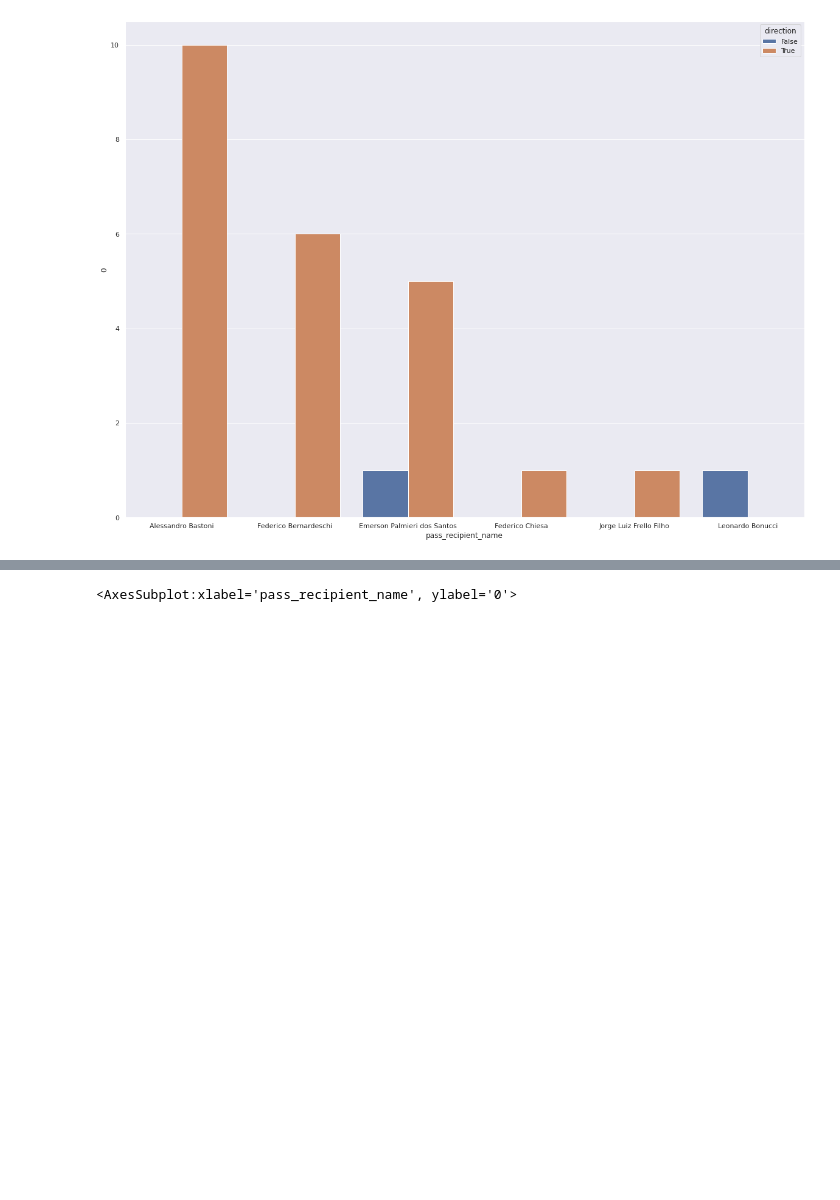
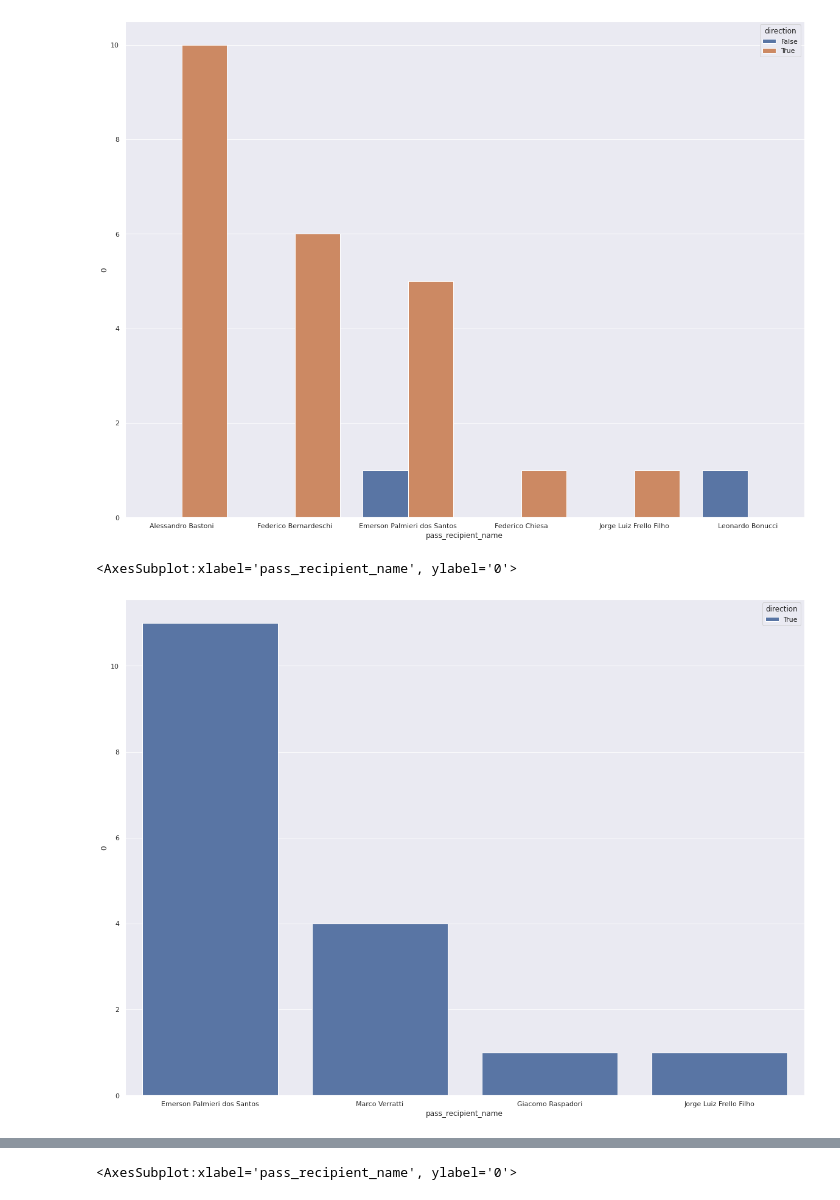
Before and after one commit to aegonwolf/socceranalytics, a Jupyter notebook: new-charts.ipynb, the cells around one changed output, grey strips where cells are left out. Drawn from its saved outputs; the diff is of its cells as text; code cells hidden in the pictures; blank space fills up the shorter version.

Commit message:
Kaggle Notebook | New Charts | Version 11

```diff
--- a/new-charts.ipynb
+++ b/new-charts.ipynb
@@ -1757,3 +1757,9 @@ sns.barplot(data = pc, x = 'pass_recipient_name', y = 0, hue = 'direction')
 # %% [output]
 <AxesSubplot:xlabel='pass_recipient_name', ylabel='0'>
 [figure]
+# %%
+pc = ipasses[(ipasses.player_name == 'Alessandro Bastoni') & (ipasses.gmm_cluster == 18)][['pass_recipient_name', 'direction']].value_counts().reset_index()
+sns.barplot(data = pc, x = 'pass_recipient_name', y = 0, hue = 'direction')
+# %% [output]
+<AxesSubplot:xlabel='pass_recipient_name', ylabel='0'>
+[figure, added]
```
Also changed, not shown: parts of 3 cells of this notebook.
